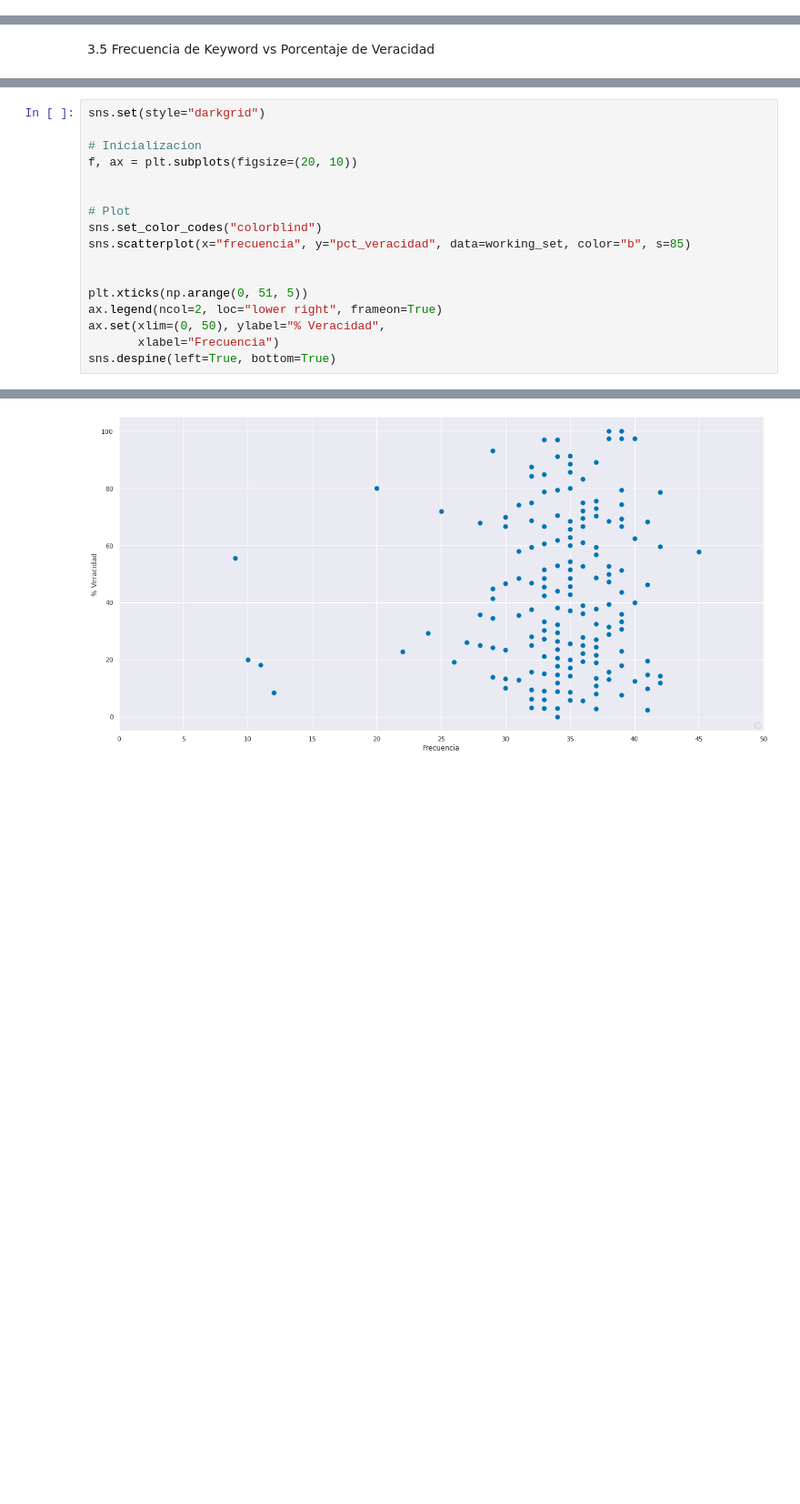
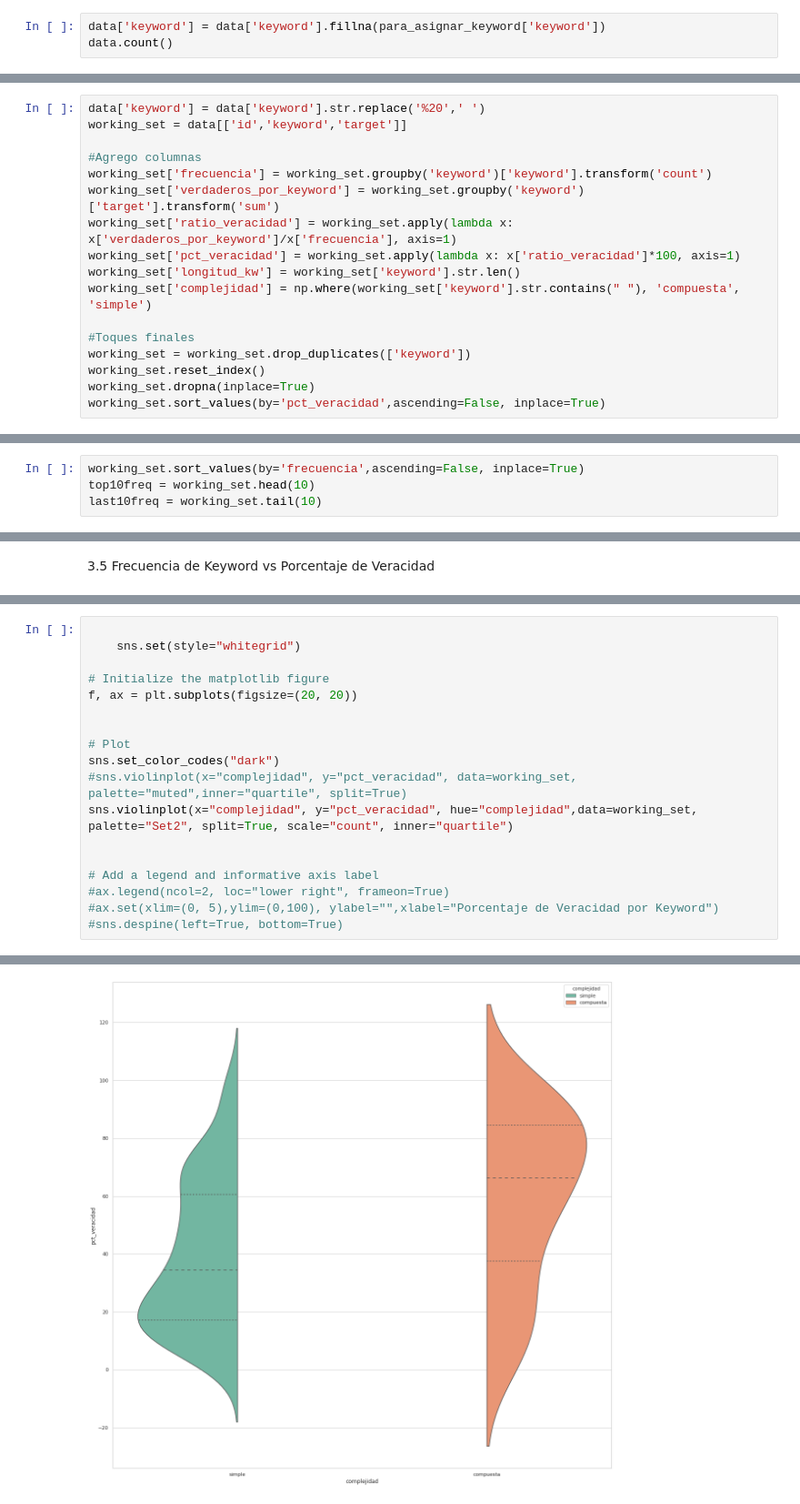
Before and after one commit to pabliyo/coronadatos, a Jupyter notebook: TP1-Keyword.ipynb, the cells around one changed output, grey strips where cells are left out. Shown at 91% size. Saved outputs shown, nothing was run; the diff lists cells and outputs as text; blank space fills up the shorter version.

Commit message:
Cambios en visualizaciones

```diff
--- a/TP1-Keyword.ipynb
+++ b/TP1-Keyword.ipynb
@@ -351,0 +179,3 @@ from PIL import Image
+# %%
+data['keyword'] = data['keyword'].fillna(para_asignar_keyword['keyword'])
+data.count()
@@ -351,0 +195,17 @@ from PIL import Image
+# %%
+data['keyword'] = data['keyword'].str.replace('%20',' ')
+working_set = data[['id','keyword','target']]
+
+#Agrego columnas
+working_set['frecuencia'] = working_set.groupby('keyword')['keyword'].transform('count')
+working_set['verdaderos_por_keyword'] = working_set.groupby('keyword')['target'].transform('sum')
+working_set['ratio_veracidad'] = working_set.apply(lambda x: x['verdaderos_por_keyword']/x['frecuencia'], axis=1)
+working_set['pct_veracidad'] = working_set.apply(lambda x: x['ratio_veracidad']*100, axis=1)
+working_set['longitud_kw'] = working_set['keyword'].str.len()
+working_set['complejidad'] = np.where(working_set['keyword'].str.contains(" "), 'compuesta', 'simple')
+
+#Toques finales
+working_set = working_set.drop_duplicates(['keyword'])
+working_set.reset_index()
+working_set.dropna(inplace=True)
+working_set.sort_values(by='pct_veracidad',ascending=False, inplace=True)
@@ -351,0 +620,4 @@ from PIL import Image
+# %%
+working_set.sort_values(by='frecuencia',ascending=False, inplace=True)
+top10freq = working_set.head(10)
+last10freq = working_set.tail(10)
@@ -443,18 +730,19 @@ sns.despine(left=True, bottom=True)
 # %%
-sns.set(style="darkgrid")
 
-# Inicializacion
-f, ax = plt.subplots(figsize=(20, 10))
+    sns.set(style="whitegrid")
+
+# Initialize the matplotlib figure
+f, ax = plt.subplots(figsize=(20, 20))
 
 
 # Plot
-sns.set_color_codes("colorblind")
-sns.scatterplot(x="frecuencia", y="pct_veracidad", data=working_set, color="b", s=85)
+sns.set_color_codes("dark")
+#sns.violinplot(x="complejidad", y="pct_veracidad", data=working_set, palette="muted",inner="quartile", split=True)
+sns.violinplot(x="complejidad", y="pct_veracidad", hue="complejidad",data=working_set, palette="Set2", split=True, scale="count", inner="quartile")
 
 
-plt.xticks(np.arange(0, 51, 5))
-ax.legend(ncol=2, loc="lower right", frameon=True)
-ax.set(xlim=(0, 50), ylabel="% Veracidad",
-       xlabel="Frecuencia")
-sns.despine(left=True, bottom=True)
+# Add a legend and informative axis label
+#ax.legend(ncol=2, loc="lower right", frameon=True)
+#ax.set(xlim=(0, 5),ylim=(0,100), ylabel="",xlabel="Porcentaje de Veracidad por Keyword")
+#sns.despine(left=True, bottom=True)
 # %% [output]
@@ -462 +750 @@ No handles with labels found to put in legend.
-[figure, old version]
+[figure, new version]
```
Also changed, not shown: parts of 86 cells of this notebook.
